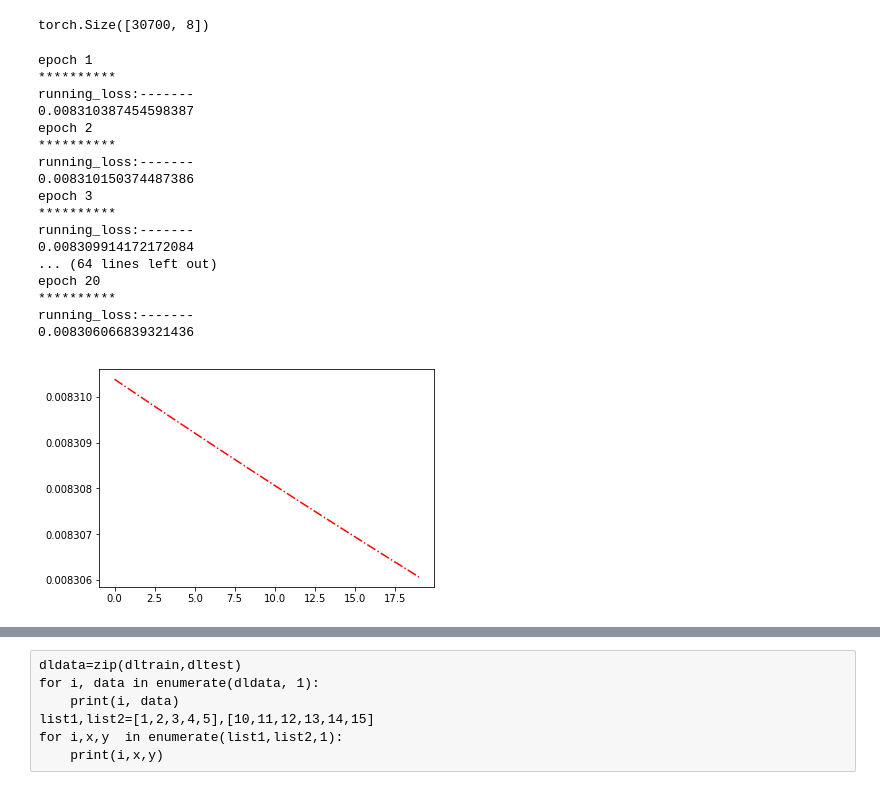
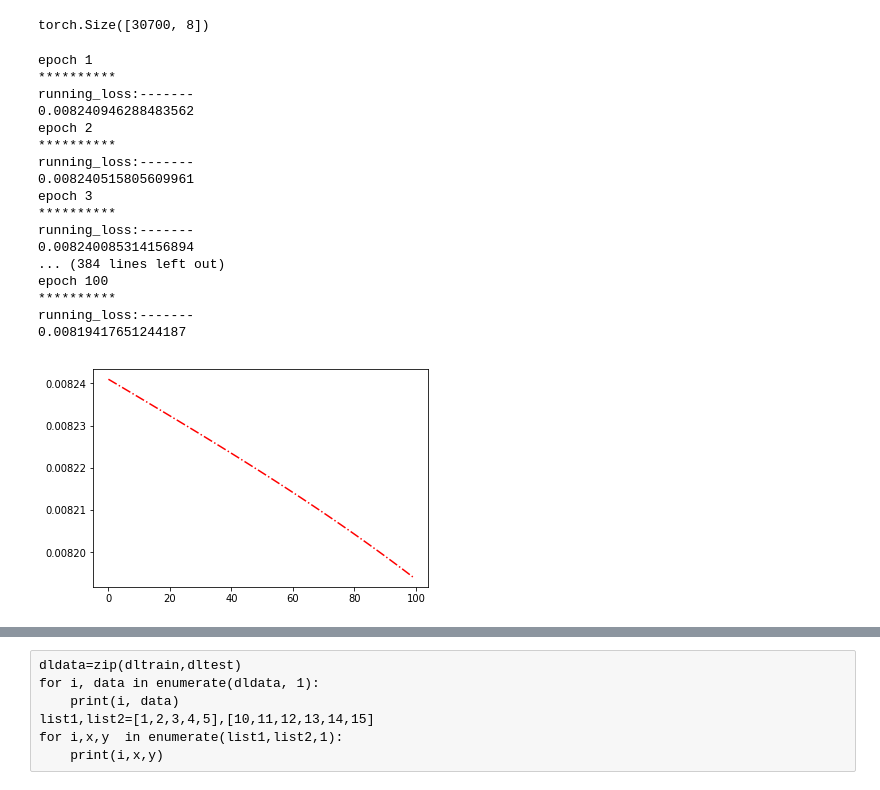
Before and after one commit to jie123xing/Crawler-neural_network-robot, a Jupyter notebook: mytorch-test/cnn-lstm-weather.ipynb, the cells around one changed output, grey strips where cells are left out. Saved outputs shown, nothing was run; the diff lists cells and outputs as text; code cells hidden in the pictures.

```diff
--- a/mytorch-test/cnn-lstm-weather.ipynb
+++ b/mytorch-test/cnn-lstm-weather.ipynb
@@ -124,7 +124,7 @@ class Cnn(nn.Module):
 
         out=self.fc2(out1)
 
-        return out1
+        return out
 # %%
 cnnmodel = Cnn(1, 1)
 cnnmodel.load_state_dict(torch.load('./weathercnn-0.01-true-7.14.pth'))
@@ -132,11 +132,13 @@ cnnmodel.load_state_dict(torch.load('./weathercnn-0.01-true-7.14.pth'))
 
 cnnmodel.eval()
 
-test_x=torchds[:30700,0:8]
+#test_x=torchds[:30700,0:8]
+test_x=torchds[30700:,0:8]
 
 test_x=test_x.view(-1,1,1,8)
 
-test_y=torchds[:30700,8]
+#test_y=torchds[:30700,8]
+test_y=torchds[30700:,8]
 
 test_y=test_y.view(-1,1)
 
@@ -162,7 +164,7 @@ torch.Size([30700, 8])
 # %%
 %%time
 losslist=[]
-for epoch in range(20):
+for epoch in range(100):
 
     print('epoch {}'.format(epoch + 1))
 
@@ -194,37 +196,37 @@ for epoch in range(20):
 
 
             # 向后传播
 
             optimizer.zero_grad()
 
             loss.backward()
 
             optimizer.step()
 
     losslist.append(running_loss / (len(train_dataset)))
 
 
     print('running_loss:-------')
     print(running_loss / (len(train_dataset)))
 
 plt.plot(losslist,'r-.')
 plt.show()
 # %% [output]
 epoch 1
 **********
 running_loss:-------
-0.008310387454598387
+0.008240946288483562
 epoch 2
 **********
 running_loss:-------
-0.008310150374487386
+0.008240515805609961
 epoch 3
 **********
 running_loss:-------
-0.008309914172172084
-... (64 lines left out)
-epoch 20
+0.008240085314156894
+... (384 lines left out)
+epoch 100
 **********
 running_loss:-------
-0.008306066839321436
+0.00819417651244187
-[figure, old version]
+[figure, new version]
```
Also changed, not shown: parts of 4 cells of this notebook, 1 other file.
